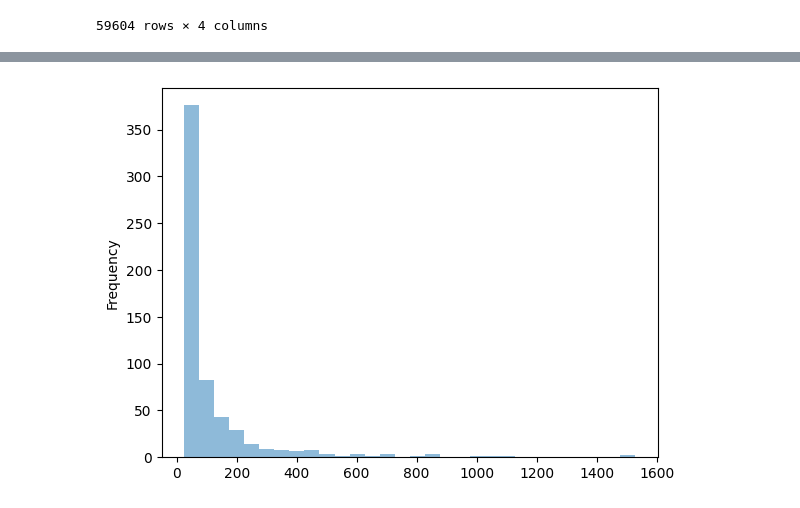
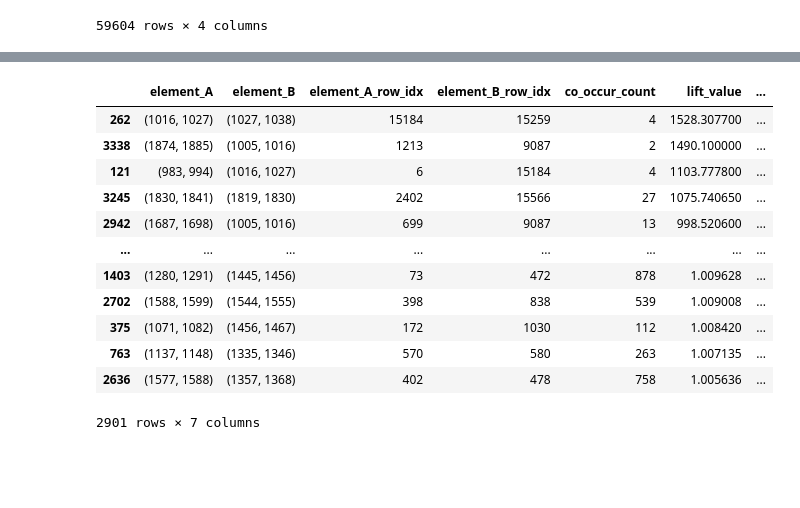
Before and after one commit to serkosi/discrimination-of-the-two-types-of-constraints-in-statistical-properties-of-the-production-data, a Jupyter notebook: 21_methods_real-events.ipynb, the cells around one changed output, grey strips where cells are left out. Cells and saved outputs as stored; diff of their text form; code cells hidden in the pictures; blank space fills up the shorter version.

```diff
--- a/21_methods_real-events.ipynb
+++ b/21_methods_real-events.ipynb
@@ -69,6 +57,17 @@ strong_assoc
-# %%
-#histogram
-# presence of various lift values shows that a clear decision criteria is hard to define
-ax = strong_assoc['lift_value'].apply(lambda x: x if 25 < x < 5000 else None).plot.hist(bins=30, alpha=0.5)
-# %% [output]
-[figure, removed]
+# %%
+lift_pairwise
+#lift_pairwise.index.to_list()
+# %% [output]
+|  | element_A | element_B | element_A_row_idx | element_B_row_idx | co_occur_count | lift_value | ... |
+| 262 | (1016, 1027) | (1027, 1038) | 15184 | 15259 | 4 | 1528.307700 | ... |
+| 3338 | (1874, 1885) | (1005, 1016) | 1213 | 9087 | 2 | 1490.100000 | ... |
+| 121 | (983, 994) | (1016, 1027) | 6 | 15184 | 4 | 1103.777800 | ... |
+| 3245 | (1830, 1841) | (1819, 1830) | 2402 | 15566 | 27 | 1075.740650 | ... |
+| 2942 | (1687, 1698) | (1005, 1016) | 699 | 9087 | 13 | 998.520600 | ... |
+| ... | ... | ... | ... | ... | ... | ... | ... |
+| 1403 | (1280, 1291) | (1445, 1456) | 73 | 472 | 878 | 1.009628 | ... |
+| 2702 | (1588, 1599) | (1544, 1555) | 398 | 838 | 539 | 1.009008 | ... |
+| 375 | (1071, 1082) | (1456, 1467) | 172 | 1030 | 112 | 1.008420 | ... |
+| 763 | (1137, 1148) | (1335, 1346) | 570 | 580 | 263 | 1.007135 | ... |
+| 2636 | (1577, 1588) | (1357, 1368) | 402 | 478 | 758 | 1.005636 | ... |
+2901 rows × 7 columns
```
Also changed, not shown: parts of 5 cells of this notebook.
